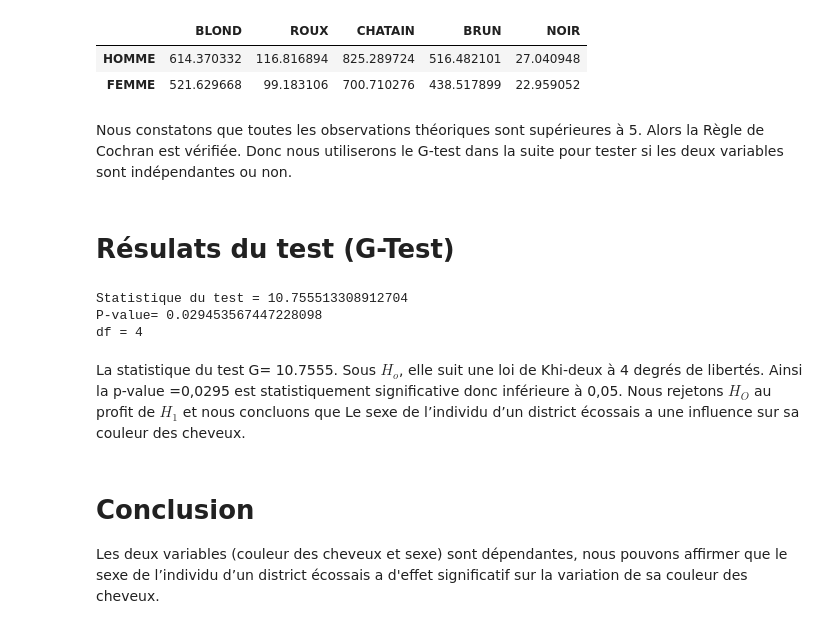
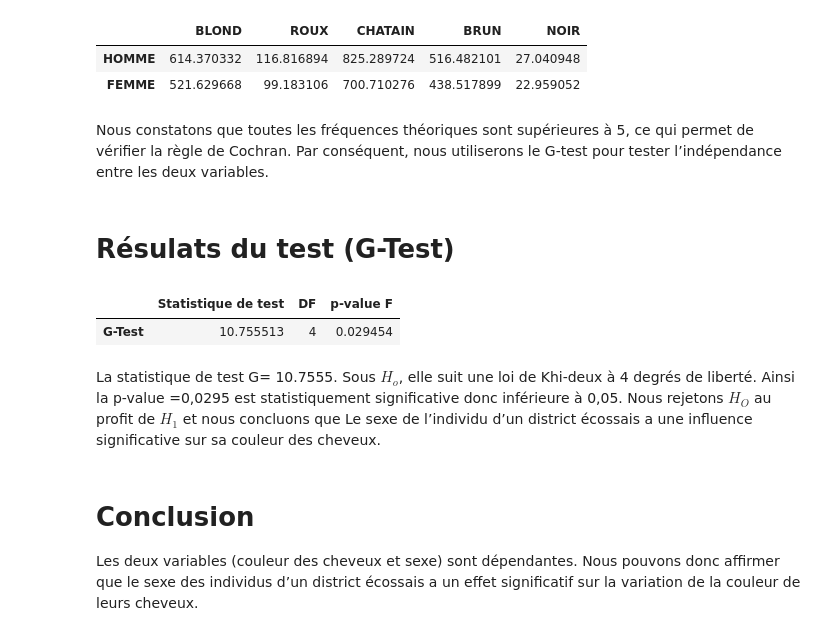
Before and after one commit to bigirimanainnocent12/Test-de-KHI-DEUX, a Jupyter notebook: Code_Test_de_khi_deux.ipynb, the cells around one changed output. Saved outputs shown, nothing was run; the diff lists cells and outputs as text; code cells hidden in the pictures.

```diff
--- a/Code_Test_de_khi_deux.ipynb
+++ b/Code_Test_de_khi_deux.ipynb
@@ -67,20 +67,19 @@ expected1
 | HOMME | 614.370332 | 116.816894 | 825.289724 | 516.482101 | 27.040948 |
 | FEMME | 521.629668 | 99.183106 | 700.710276 | 438.517899 | 22.959052 |
 # %% [markdown]
-Nous constatons que toutes les observations théoriques sont supérieures à 5. Alors la Règle de Cochran est vérifiée. Donc nous utiliserons le G-test dans la suite pour tester si les deux variables sont indépendantes ou non.
+Nous constatons que toutes les fréquences théoriques sont supérieures à 5, ce qui permet de vérifier la règle de Cochran. Par conséquent, nous utiliserons le G-test pour tester l’indépendance entre les deux variables.
 # %% [markdown]
 # **Résulats du test (G-Test)**
-# %%
-print("Statistique du test = " + str(G))
-print("P-value= " + str(p))
-print("df = " + str(dof))
-# %% [output]
-Statistique du test = 10.755513308912704
-P-value= 0.029453567447228098
-df = 4
+# %%
+dic={"Statistique de test":G,"DF":dof,'p-value F':p}
+test=pd.DataFrame(dic,index=["G-Test"])
+test
+# %% [output]
+|  | Statistique de test | DF | p-value F |
+| G-Test | 10.755513 | 4 | 0.029454 |
 # %% [markdown]
-La statistique du test G= 10.7555. Sous $H_o$, elle suit une loi de Khi-deux à 4 degrés de libertés. Ainsi la p-value =0,0295 est statistiquement significative donc inférieure à 0,05. Nous rejetons $H_O$ au profit de $H_1$ et nous concluons que Le sexe de l’individu d’un district écossais a une influence sur sa couleur des cheveux.
+La statistique de test G= 10.7555. Sous $H_o$, elle suit une loi de Khi-deux à 4 degrés de liberté. Ainsi la p-value =0,0295 est statistiquement significative donc inférieure à 0,05. Nous rejetons $H_O$ au profit de $H_1$ et nous concluons que Le sexe de l’individu d’un district écossais a une influence significative sur sa couleur des cheveux.
 # %% [markdown]
 # **Conclusion**
 
-Les deux variables (couleur des cheveux et sexe) sont dépendantes, nous pouvons affirmer que le sexe de l’individu d’un district écossais a d'effet significatif sur la variation de sa couleur des cheveux.
+Les deux variables (couleur des cheveux et sexe) sont dépendantes. Nous pouvons donc affirmer que le sexe des individus d’un district écossais a un effet significatif sur la variation de la couleur de leurs cheveux.
```
Also changed, not shown: parts of 1 cell of this notebook.
